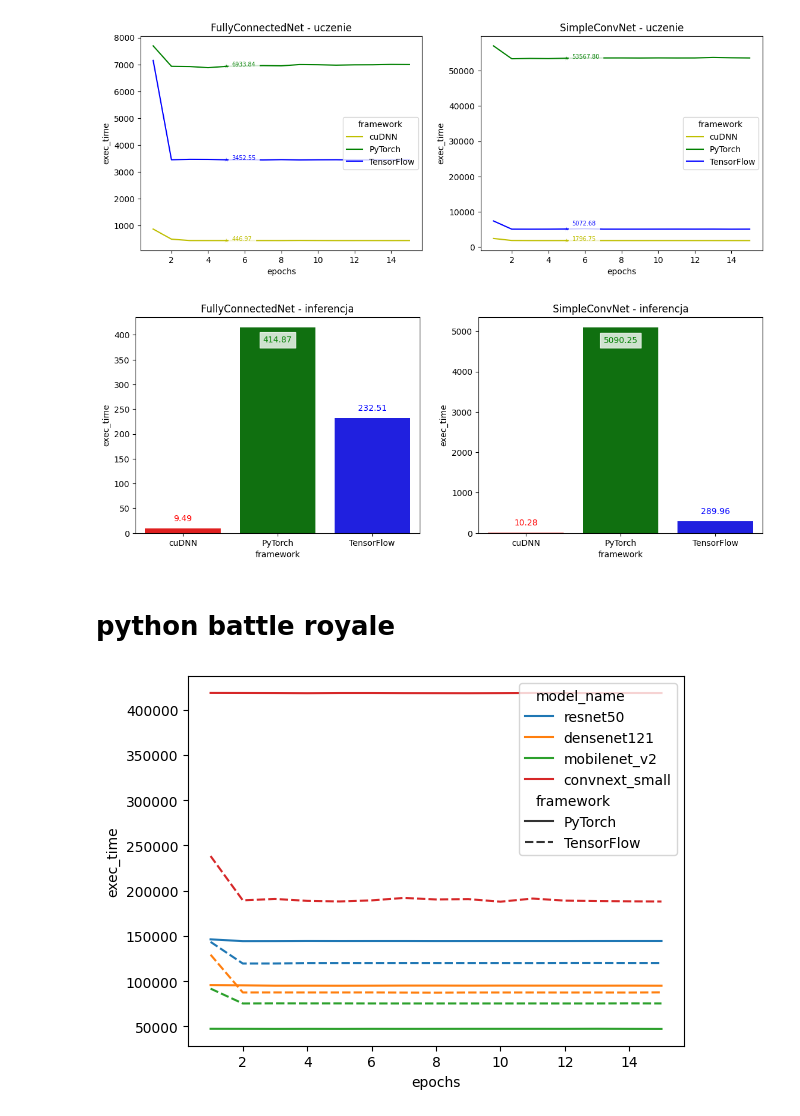
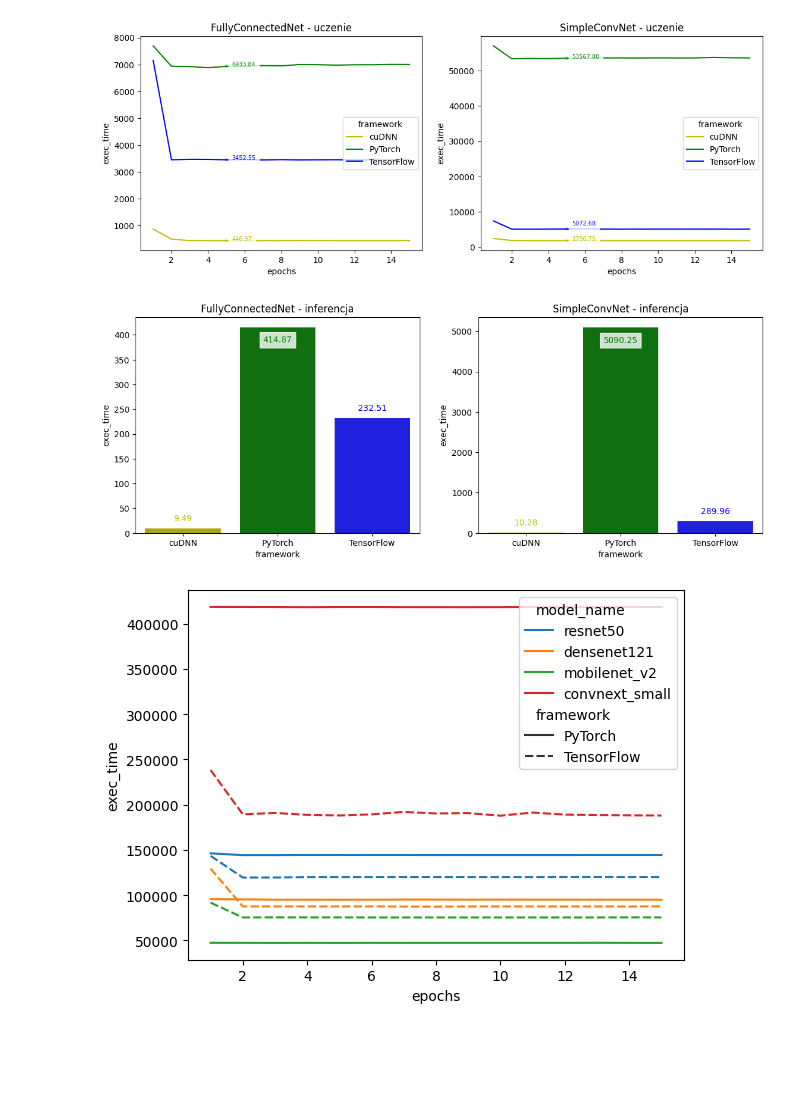
Before and after one commit to mihawb/dnn-lang-comparison, a Jupyter notebook: analysis/anlalysis.ipynb, the cells around one changed output. Saved outputs shown, nothing was run; the diff lists cells and outputs as text; code cells hidden in the pictures; blank space fills up the shorter version.

```diff
--- a/analysis/anlalysis.ipynb
+++ b/analysis/anlalysis.ipynb
@@ -4,8 +4,8 @@ import numpy as np
 import matplotlib.pyplot as plt
 import seaborn as sns
 
-GENERATE_PNGS = False
-pd.options.display.float_format = '{:.2f}'.format
+GENERATE_PNGS = True
+pd.options.display.float_format = '{:.1f}'.format
 # %%
 results = pd.read_csv('results_concat.csv')
 training = results[results.type == 'training']
@@ -149,24 +135,22 @@ if GENERATE_PNGS:
 # %%
 fig, axes = plt.subplots(1,2)
 fig.set_size_inches(12,5)
 fig.tight_layout(pad=4.0)
 
-sns.barplot(data=inference[(inference.model_name == 'fcnet') & (inference.framework != 'MATLAB')], x='framework', y='exec_time', ax=axes[0], palette=['r', 'g', 'b'])
+sns.barplot(data=inference[(inference.model_name == 'fcnet') & (inference.framework != 'MATLAB')], x='framework', y='exec_time', ax=axes[0], palette=['y', 'g', 'b'])
 axes[0].set_title('FullyConnectedNet - inferencja')
-for x, y, c in zip(range(3), inference[(inference.model_name == 'fcnet') & (inference.framework != 'MATLAB')].exec_time, ['r', 'g', 'b']):
+for x, y, c in zip(range(3), inference[(inference.model_name == 'fcnet') & (inference.framework != 'MATLAB')].exec_time, ['y', 'g', 'b']):
 	axes[0].text(x=x, y=y+(-30 if x==1 else 15), s=f'{y:.2f}', color=c, bbox={'color': 'white', 'alpha': 0.8}, ha='center')
 
-sns.barplot(data=inference[inference.model_name == 'scvnet'], x='framework', y='exec_time', ax=axes[1], palette=['r', 'g', 'b'])
+sns.barplot(data=inference[inference.model_name == 'scvnet'], x='framework', y='exec_time', ax=axes[1], palette=['y', 'g', 'b'])
 axes[1].set_title('SimpleConvNet - inferencja')
-for x, y, c in zip(range(3), inference[inference.model_name == 'scvnet'].exec_time, ['r', 'g', 'b']):
+for x, y, c in zip(range(3), inference[inference.model_name == 'scvnet'].exec_time, ['y', 'g', 'b']):
 	axes[1].text(x=x, y=y+(-380 if x==1 else 180), s=f'{y:.2f}', color=c, bbox={'color': 'white', 'alpha': 0.8}, ha='center')
 
 if GENERATE_PNGS:
 	fig.savefig('./plots/cudnn_inference.png')
 # %% [output]
-[figure, old version]
+[figure, new version]
-# %% [markdown]
-# python battle royale
 # %%
 modern_models = ['resnet50', 'densenet121', 'mobilenet_v2', 'convnext_small']
 py_frameworks = ['PyTorch', 'TensorFlow']
```
Also changed, not shown: parts of 5 cells of this notebook, 4 other files.
